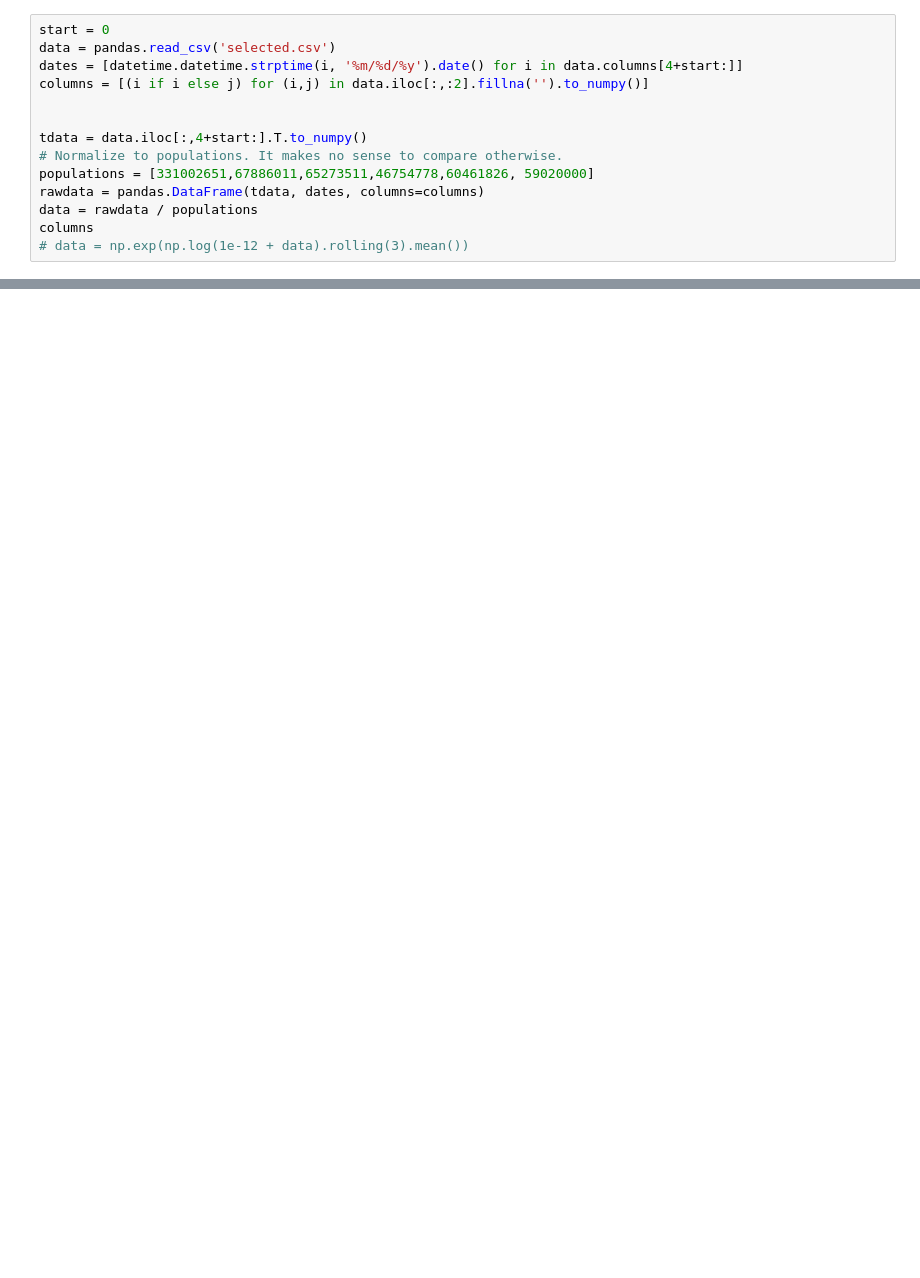
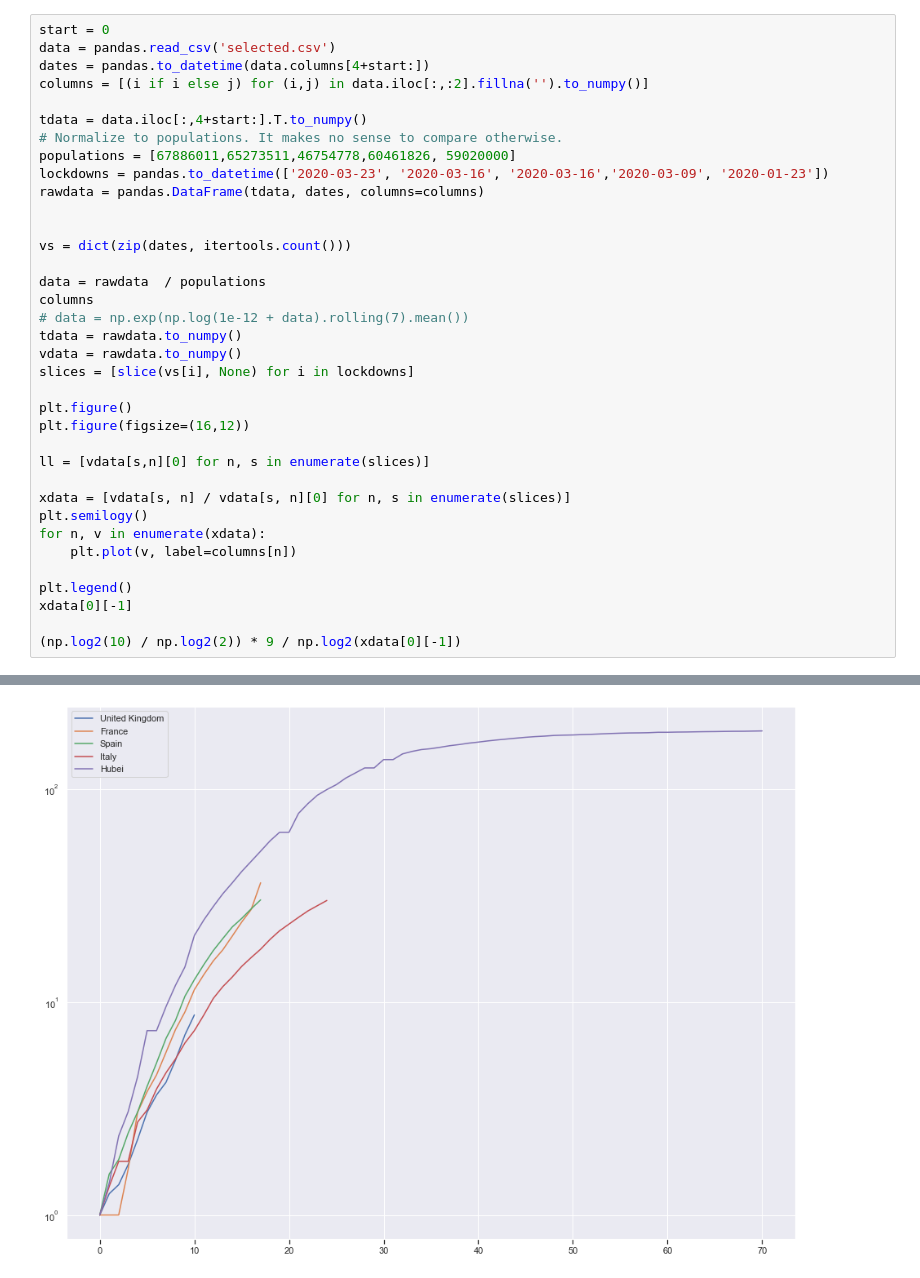
Before and after one commit to dpwm/covid19-analysis, a Jupyter notebook: Coronavirus Deaths.ipynb, the cells around one changed output, grey strips where cells are left out. Saved outputs shown, nothing was run; the diff lists cells and outputs as text; blank space fills up the shorter version.

```diff
--- a/Coronavirus Deaths.ipynb
+++ b/Coronavirus Deaths.ipynb
@@ -9,15 +10,37 @@ import seaborn as sns
 # %%
 start = 0
 data = pandas.read_csv('selected.csv')
-dates = [datetime.datetime.strptime(i, '%m/%d/%y').date() for i in data.columns[4+start:]]
+dates = pandas.to_datetime(data.columns[4+start:])
 columns = [(i if i else j) for (i,j) in data.iloc[:,:2].fillna('').to_numpy()]
-
 
 tdata = data.iloc[:,4+start:].T.to_numpy()
 # Normalize to populations. It makes no sense to compare otherwise.
-populations = [331002651,67886011,65273511,46754778,60461826, 59020000]
+populations = [67886011,65273511,46754778,60461826, 59020000]
+lockdowns = pandas.to_datetime(['2020-03-23', '2020-03-16', '2020-03-16','2020-03-09', '2020-01-23'])
 rawdata = pandas.DataFrame(tdata, dates, columns=columns)
-data = rawdata / populations
+
+
+vs = dict(zip(dates, itertools.count()))
+
+data = rawdata  / populations
 columns
-# data = np.exp(np.log(1e-12 + data).rolling(3).mean())
+# data = np.exp(np.log(1e-12 + data).rolling(7).mean())
+tdata = rawdata.to_numpy()
+vdata = rawdata.to_numpy()
+slices = [slice(vs[i], None) for i in lockdowns]
+
+plt.figure()
+plt.figure(figsize=(16,12))
+
+ll = [vdata[s,n][0] for n, s in enumerate(slices)]
+
+xdata = [vdata[s, n] / vdata[s, n][0] for n, s in enumerate(slices)]
+plt.semilogy()
+for n, v in enumerate(xdata):
+    plt.plot(v, label=columns[n])
+
+plt.legend()
+xdata[0][-1]
+
+(np.log2(10) / np.log2(2)) * 9 / np.log2(xdata[0][-1])
 # %% [output]
@@ -25 +49,2 @@ columns
+[figure, added]
 # %%
```
Also changed, not shown: parts of 6 cells of this notebook, 2 other files.
